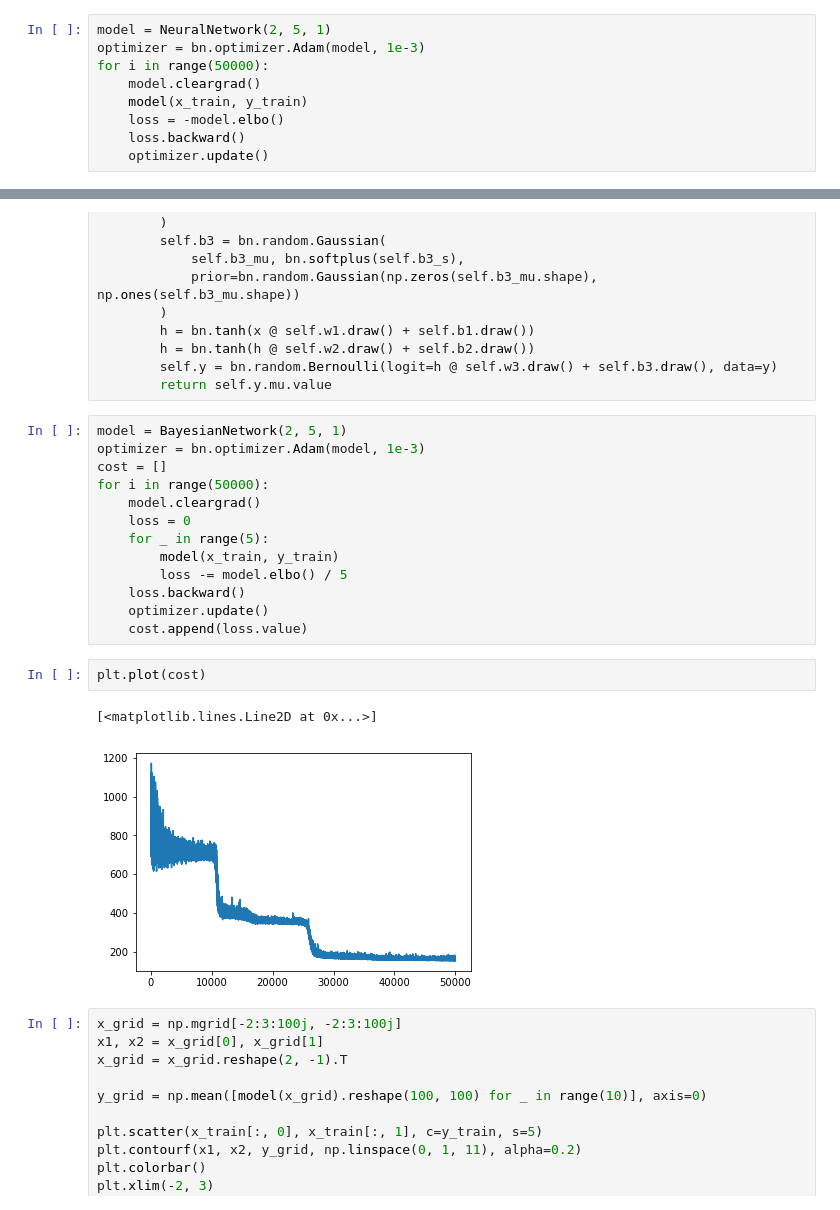
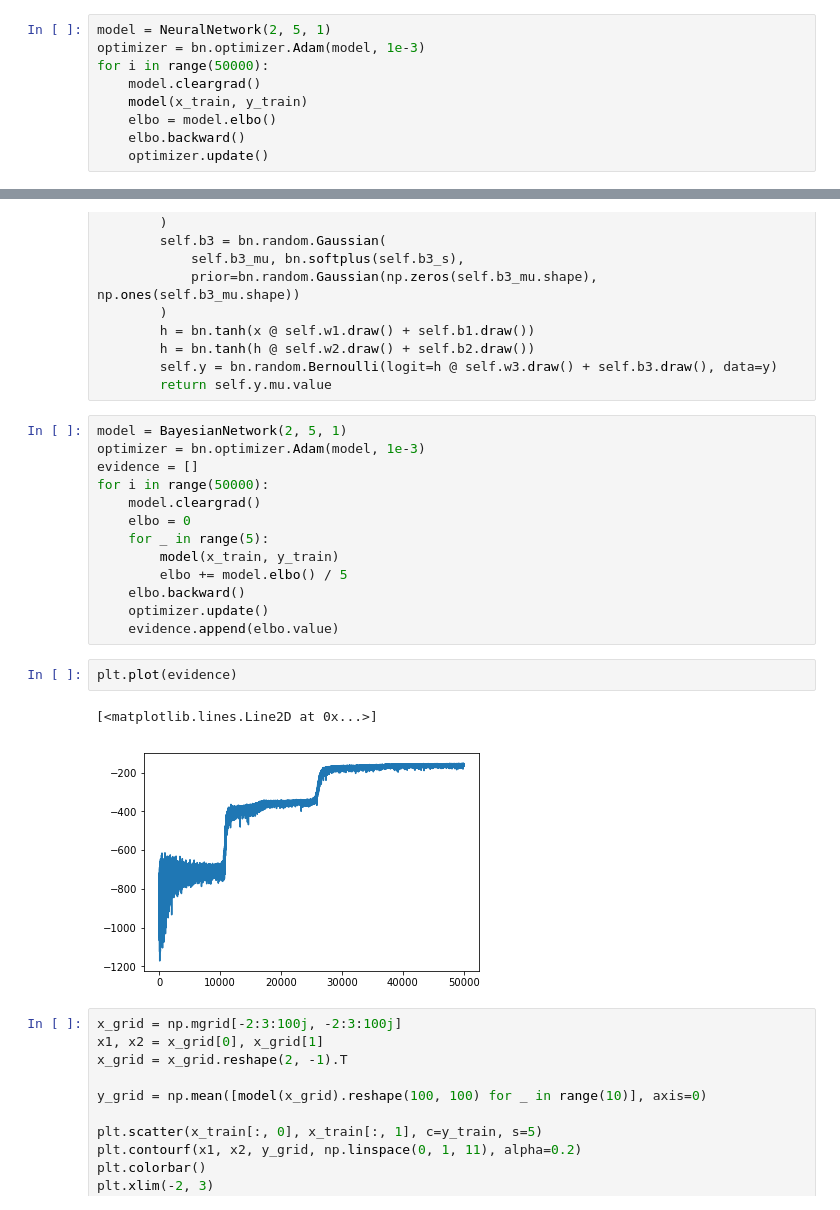
Before and after one commit to ctgk/bayesnet, a Jupyter notebook: notebook/classification.ipynb, the cells around one changed output, grey strips where cells are left out. Cells and saved outputs as stored; diff of their text form.

```diff
--- a/notebook/classification.ipynb
+++ b/notebook/classification.ipynb
@@ -42,8 +42,8 @@ optimizer = bn.optimizer.Adam(model, 1e-3)
 for i in range(50000):
     model.cleargrad()
     model(x_train, y_train)
-    loss = -model.elbo()
-    loss.backward()
+    elbo = model.elbo()
+    elbo.backward()
     optimizer.update()
 # %%
 x_grid = np.mgrid[-2:3:100j, -2:3:100j]
@@ -112,21 +112,21 @@ class BayesianNetwork(bn.Network):
 # %%
 model = BayesianNetwork(2, 5, 1)
 optimizer = bn.optimizer.Adam(model, 1e-3)
-cost = []
+evidence = []
 for i in range(50000):
     model.cleargrad()
-    loss = 0
+    elbo = 0
     for _ in range(5):
         model(x_train, y_train)
-        loss -= model.elbo() / 5
-    loss.backward()
+        elbo += model.elbo() / 5
+    elbo.backward()
     optimizer.update()
-    cost.append(loss.value)
+    evidence.append(elbo.value)
 # %%
-plt.plot(cost)
+plt.plot(evidence)
 # %% [output]
 [<matplotlib.lines.Line2D at 0x...>]
-[figure, old version]
+[figure, new version]
 # %%
 x_grid = np.mgrid[-2:3:100j, -2:3:100j]
 x1, x2 = x_grid[0], x_grid[1]
```
Also changed, not shown: 5 other files.
